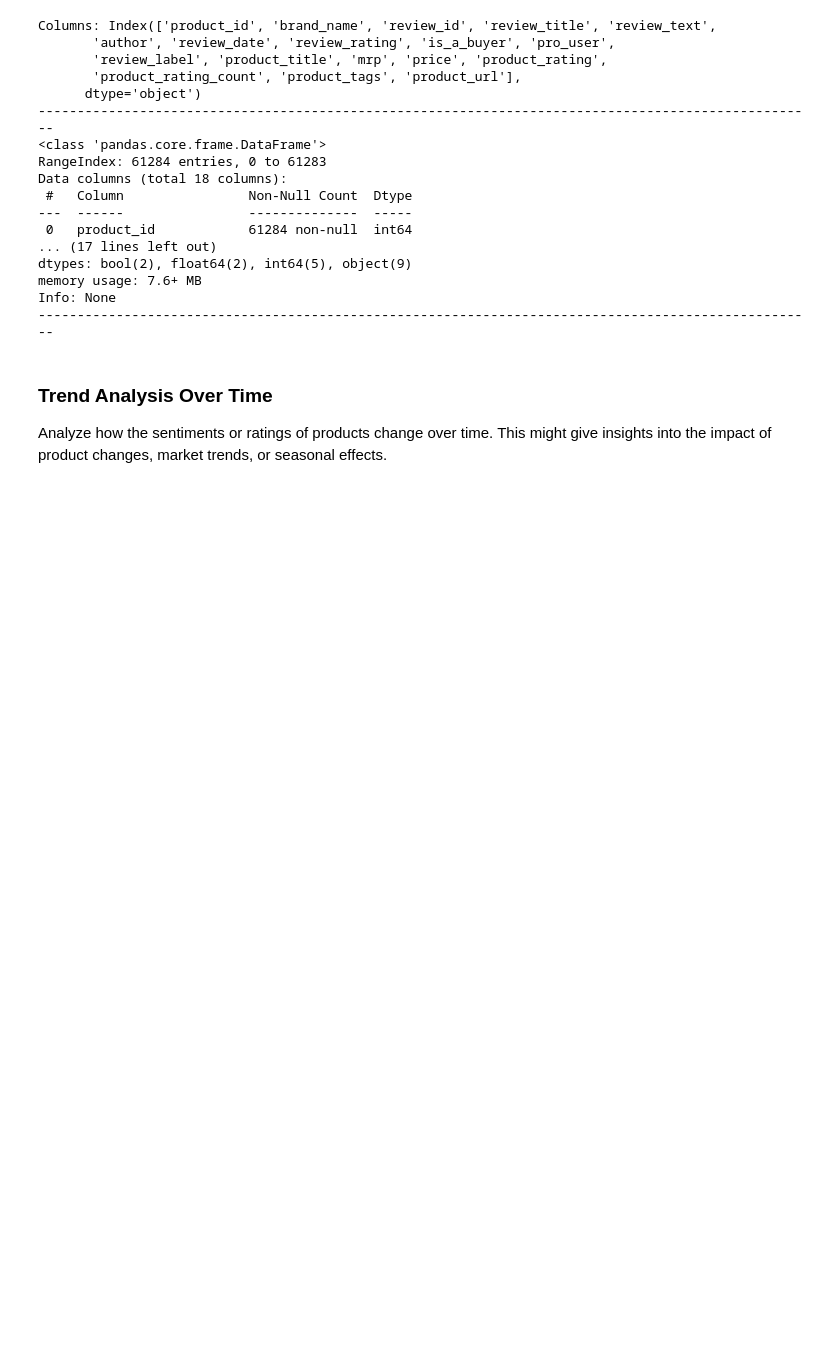
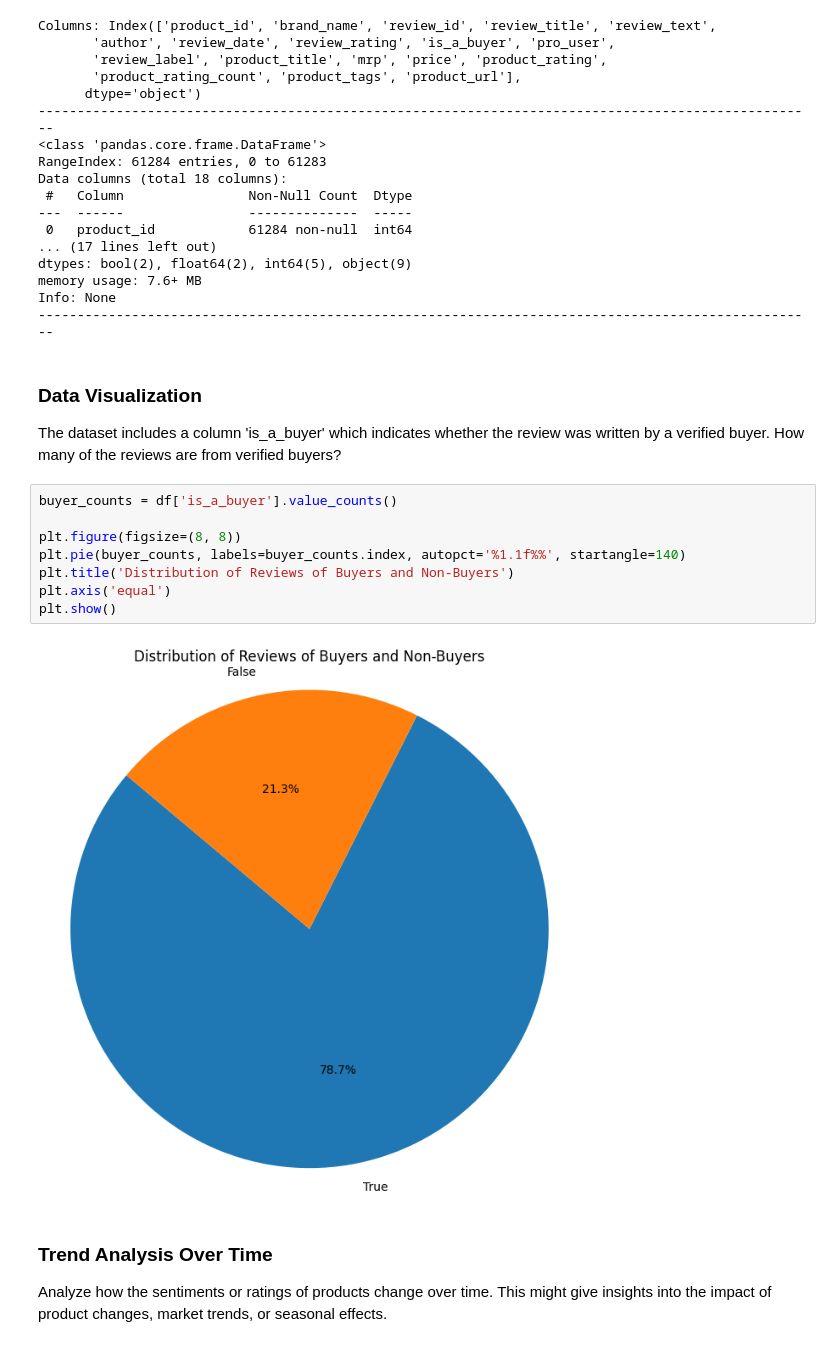
Before and after one commit to Ariamestra/DataScience, a Jupyter notebook: Cosmetic/Cosmetic.ipynb, the cells around one changed output. Drawn from its saved outputs; the diff is of its cells as text; blank space fills up the shorter version.

```diff
--- a/Cosmetic/Cosmetic.ipynb
+++ b/Cosmetic/Cosmetic.ipynb
@@ -42,6 +42,20 @@ dtypes: bool(2), float64(2), int64(5), object(9)
 memory usage: 7.6+ MB
 Info: None
 ----------------------------------------------------------------------------------------------------
+# %% [markdown]
+### Data Visualization
+
+The dataset includes a column 'is_a_buyer' which indicates whether the review was written by a verified buyer. How many of the reviews are from verified buyers?
+# %%
+buyer_counts = df['is_a_buyer'].value_counts()
+
+plt.figure(figsize=(8, 8))
+plt.pie(buyer_counts, labels=buyer_counts.index, autopct='%1.1f%%', startangle=140)
+plt.title('Distribution of Reviews of Buyers and Non-Buyers')
+plt.axis('equal')
+plt.show()
+# %% [output]
+[figure, added]
 # %% [markdown]
 ### Trend Analysis Over Time
 
```
